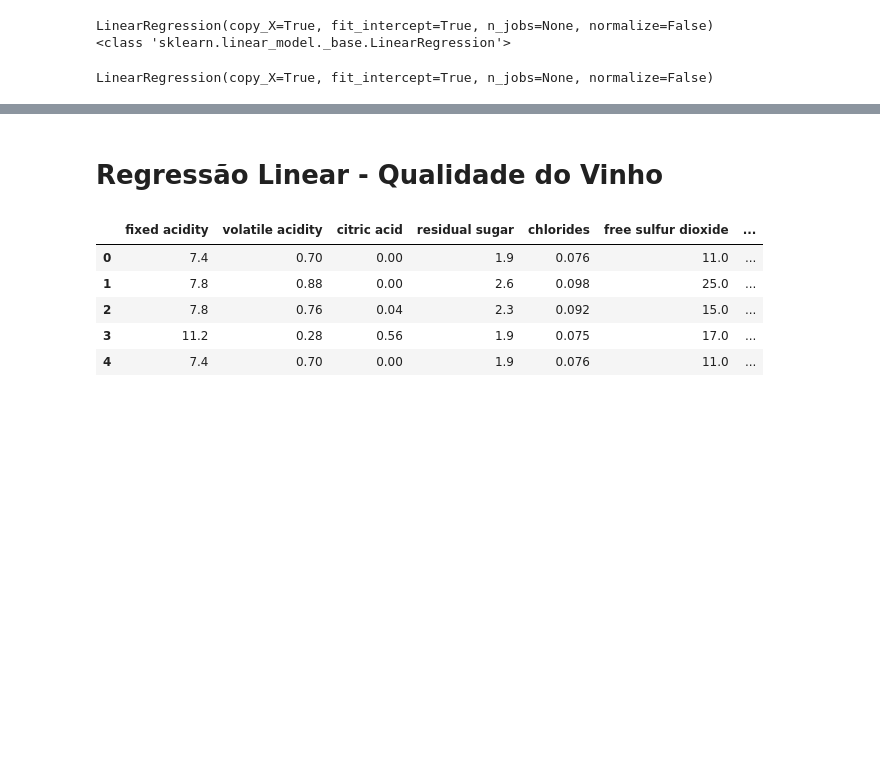
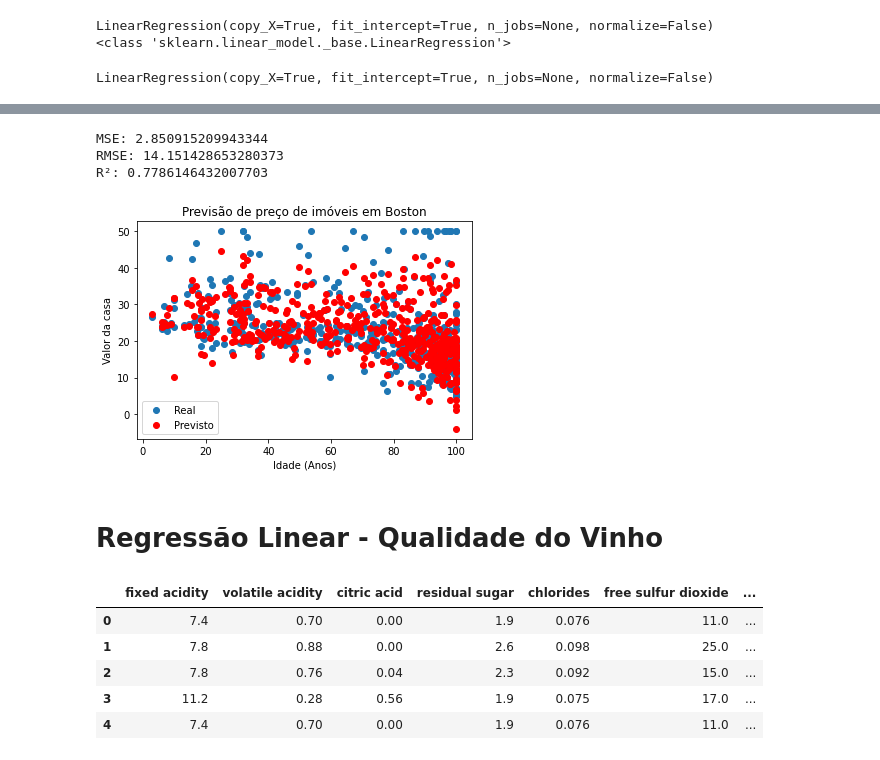
Before and after one commit to thiagolopes97/ITA, a Jupyter notebook: Aula2_RegLin_Log.ipynb, the cells around one changed output, grey strips where cells are left out. Saved outputs shown, nothing was run; the diff lists cells and outputs as text; code cells hidden in the pictures; blank space fills up the shorter version.

```diff
--- a/Aula2_RegLin_Log.ipynb
+++ b/Aula2_RegLin_Log.ipynb
@@ -201,2 +200,45 @@ plt.show()
+# %%
+# Separar os valores de atributo e alvo
+
+X = df[['CRIM', 'ZN', 'INDUS', 'CHAS', 'NOX', 'RM', 'AGE', 'DIS', 'RAD', 'TAX',
+       'PTRATIO', 'B', 'LSTAT']]
+y = df['target']
+
+# Separar o conjunto em Treino/ Teste
+X_train, X_test, y_train, y_test = train_test_split(X, y, test_size=0.20)
+# %%
+# Chamar a função do Modelo
+
+LinReg = LinearRegression()
+
+# Treinar o modelo
+
+LinReg.fit(X_train,y_train)
+
+
+# Preizer os valores de teste
+
+y_pred = LinReg.predict(X_test)
+
+# Calcular as métricas do modelo
+
+print("MSE: {}".format(metrics.mean_absolute_error(y_test,y_pred)))
+print("RMSE: {}".format(metrics.mean_squared_error(y_test,y_pred)))
+print("R²: {}".format(metrics.r2_score(y_test,y_pred)))
+
+y_pred_total = LinReg.predict(X)
+plt.scatter('AGE','target',data=df,label='Real')
+plt.scatter(df['AGE'],y_pred_total,label='Previsto',color='R')
+plt.xlabel('Idade (Anos)')
+plt.ylabel('Valor da casa')
+plt.title('Previsão de preço de imóveis em Boston')
+plt.legend()
+
+plt.show()
+# %% [output]
+MSE: 2.850915209943344
+RMSE: 14.151428653280373
+R²: 0.7786146432007703
+[figure, added]
 # %% [markdown]
 # Regressão Linear - Qualidade do Vinho
```
Also changed, not shown: parts of 15 cells of this notebook.
